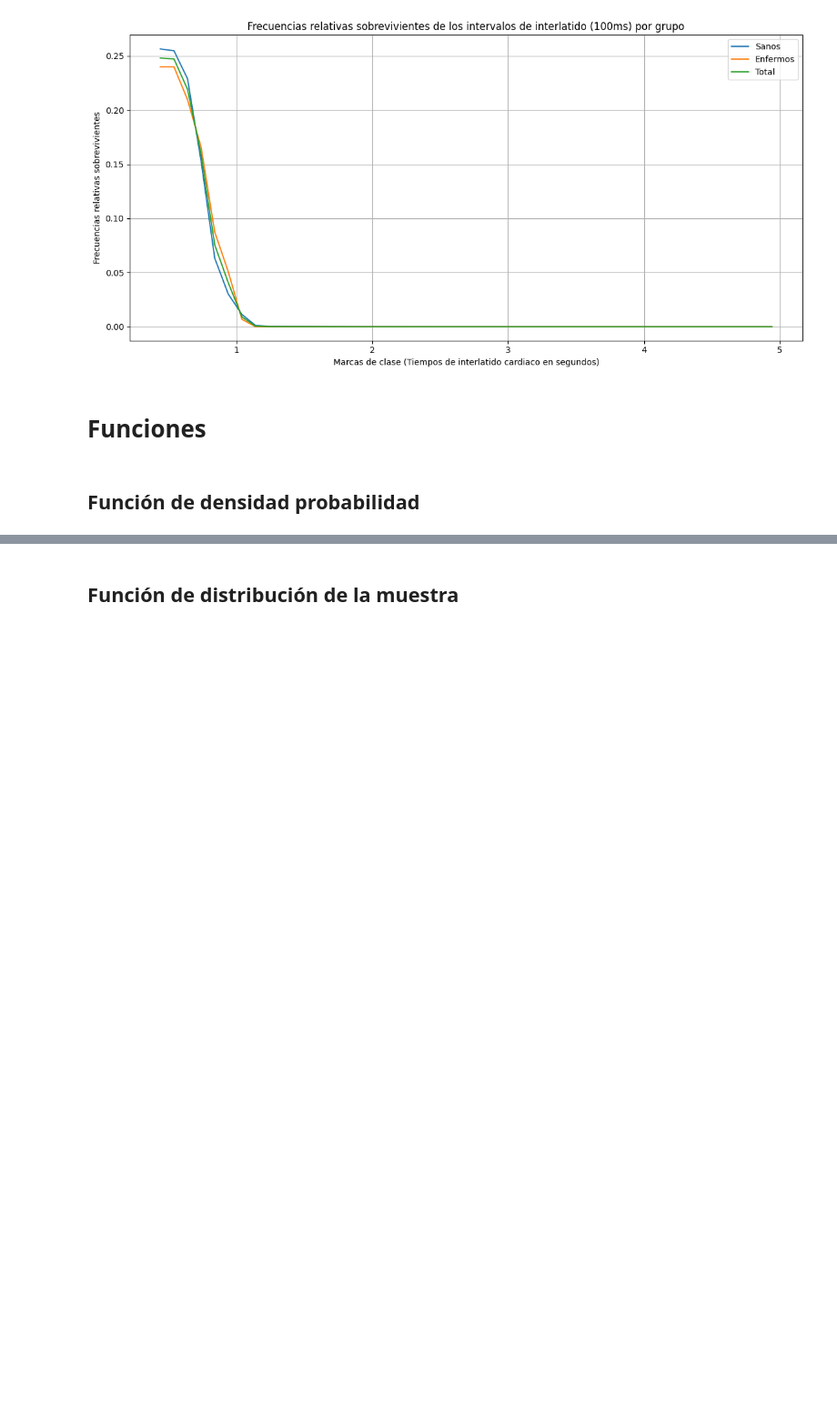
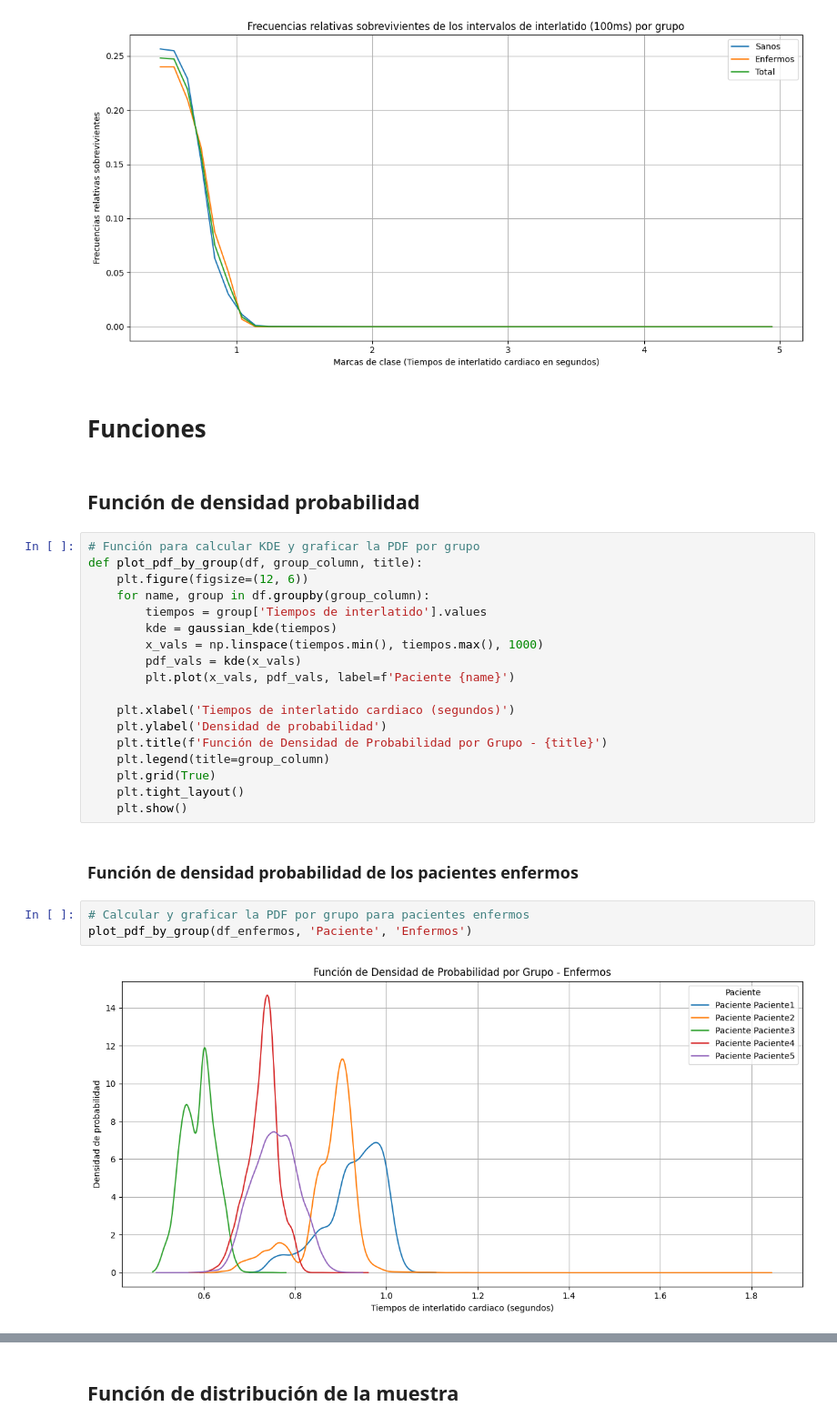
Before and after one commit to ThonnyRG/pacientes_enfermos_y_sanos_analisis, a Jupyter notebook: DATOS_BIOESTADÍSTICOS.ipynb, the cells around one changed output, grey strips where cells are left out. Shown at 91% size. Cells and saved outputs as stored; diff of their text form; blank space fills up the shorter version.

```diff
--- a/DATOS_BIOESTADÍSTICOS.ipynb
+++ b/DATOS_BIOESTADÍSTICOS.ipynb
@@ -2116,3 +2117,28 @@ Tabla de frecuencias relativas sobrevivientes por grupo:
 # Funciones
 # %% [markdown]
 ## Función de densidad probabilidad
+# %%
+# Función para calcular KDE y graficar la PDF por grupo
+def plot_pdf_by_group(df, group_column, title):
+    plt.figure(figsize=(12, 6))
+    for name, group in df.groupby(group_column):
+        tiempos = group['Tiempos de interlatido'].values
+        kde = gaussian_kde(tiempos)
+        x_vals = np.linspace(tiempos.min(), tiempos.max(), 1000)
+        pdf_vals = kde(x_vals)
+        plt.plot(x_vals, pdf_vals, label=f'Paciente {name}')
+
+    plt.xlabel('Tiempos de interlatido cardiaco (segundos)')
+    plt.ylabel('Densidad de probabilidad')
+    plt.title(f'Función de Densidad de Probabilidad por Grupo - {title}')
+    plt.legend(title=group_column)
+    plt.grid(True)
+    plt.tight_layout()
+    plt.show()
+# %% [markdown]
+### Función de densidad probabilidad de los pacientes enfermos
+# %%
+# Calcular y graficar la PDF por grupo para pacientes enfermos
+plot_pdf_by_group(df_enfermos, 'Paciente', 'Enfermos')
+# %% [output]
+[figure, added]
```
Also changed, not shown: parts of 11 cells of this notebook.
